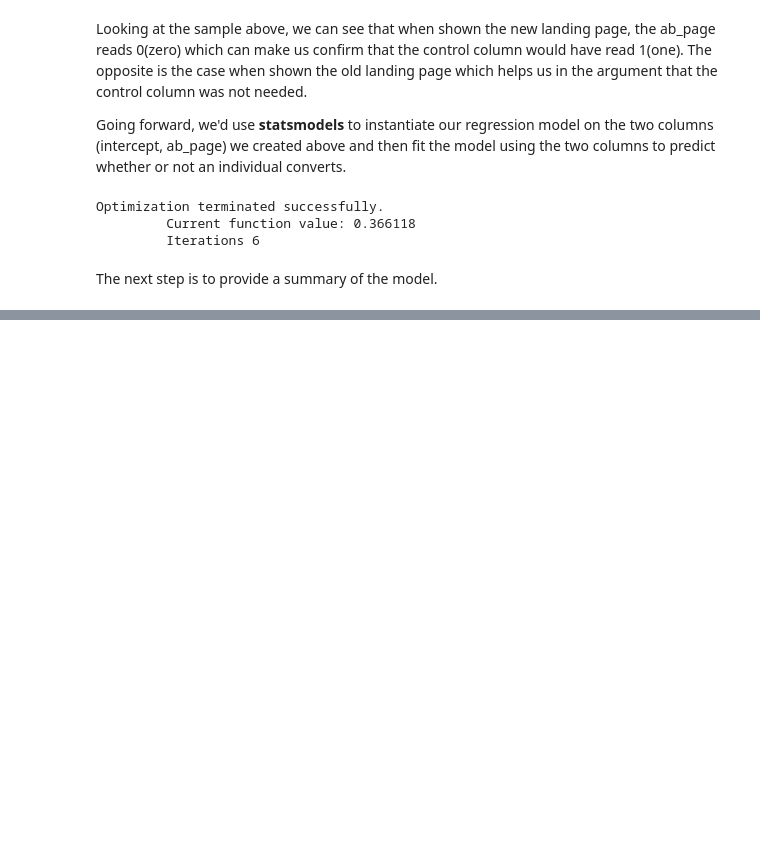
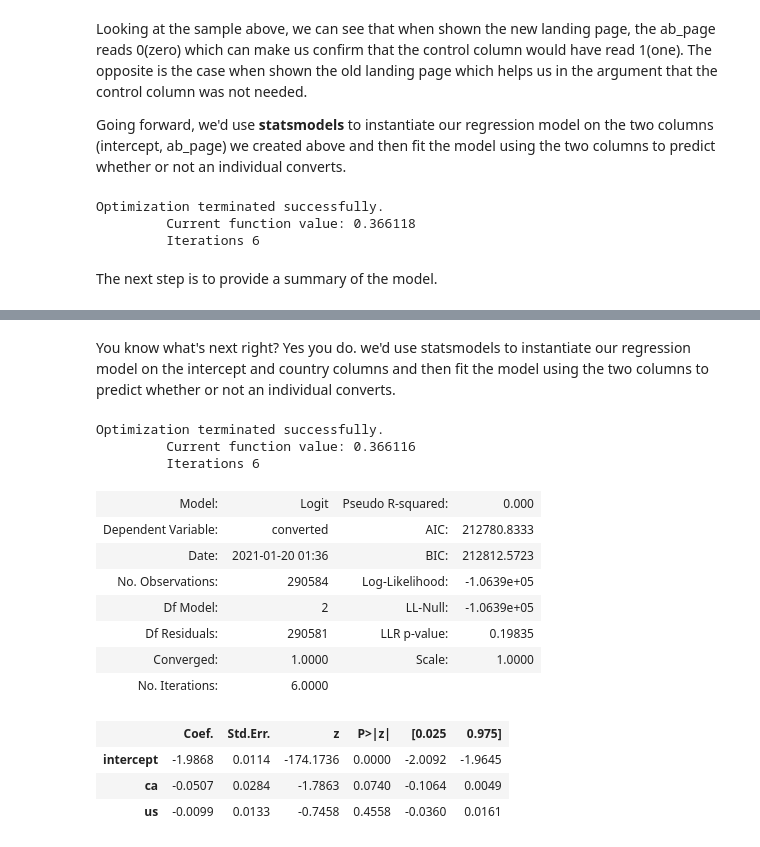
Before and after one commit to ibrahimOlayiwola/AB-test-analysis, a Jupyter notebook: AB Test Analysis.ipynb, the cells around one changed output, grey strips where cells are left out. Saved outputs shown, nothing was run; the diff lists cells and outputs as text; code cells hidden in the pictures; blank space fills up the shorter version.

```diff
--- a/AB Test Analysis.ipynb
+++ b/AB Test Analysis.ipynb
@@ -438,0 +512,24 @@ results.summary2()
+# %% [markdown]
+You know what's next right?
+Yes you do.
+we'd use statsmodels to instantiate our regression model on the intercept and country columns and then fit the model using the two columns to predict whether or not an individual converts.
+# %%
+logit2 = sm.Logit(df_new['converted'], df_new[['intercept', 'ca', 'us']]) # Using UK as baseline
+results2 = logit2.fit()
+results2.summary2()
+# %% [output]
+Optimization terminated successfully.
+         Current function value: 0.366116
+         Iterations 6
+| Model: | Logit | Pseudo R-squared: | 0.000 |
+| Dependent Variable: | converted | AIC: | 212780.8333 |
+| Date: | 2021-01-20 01:36 | BIC: | 212812.5723 |
+| No. Observations: | 290584 | Log-Likelihood: | -1.0639e+05 |
+| Df Model: | 2 | LL-Null: | -1.0639e+05 |
+| Df Residuals: | 290581 | LLR p-value: | 0.19835 |
+| Converged: | 1.0000 | Scale: | 1.0000 |
+| No. Iterations: | 6.0000 |  |  |
+|  | Coef. | Std.Err. | z | P>|z| | [0.025 | 0.975] |
+| intercept | -1.9868 | 0.0114 | -174.1736 | 0.0000 | -2.0092 | -1.9645 |
+| ca | -0.0507 | 0.0284 | -1.7863 | 0.0740 | -0.1064 | 0.0049 |
+| us | -0.0099 | 0.0133 | -0.7458 | 0.4558 | -0.0360 | 0.0161 |
```
Also changed, not shown: parts of 26 cells of this notebook.
